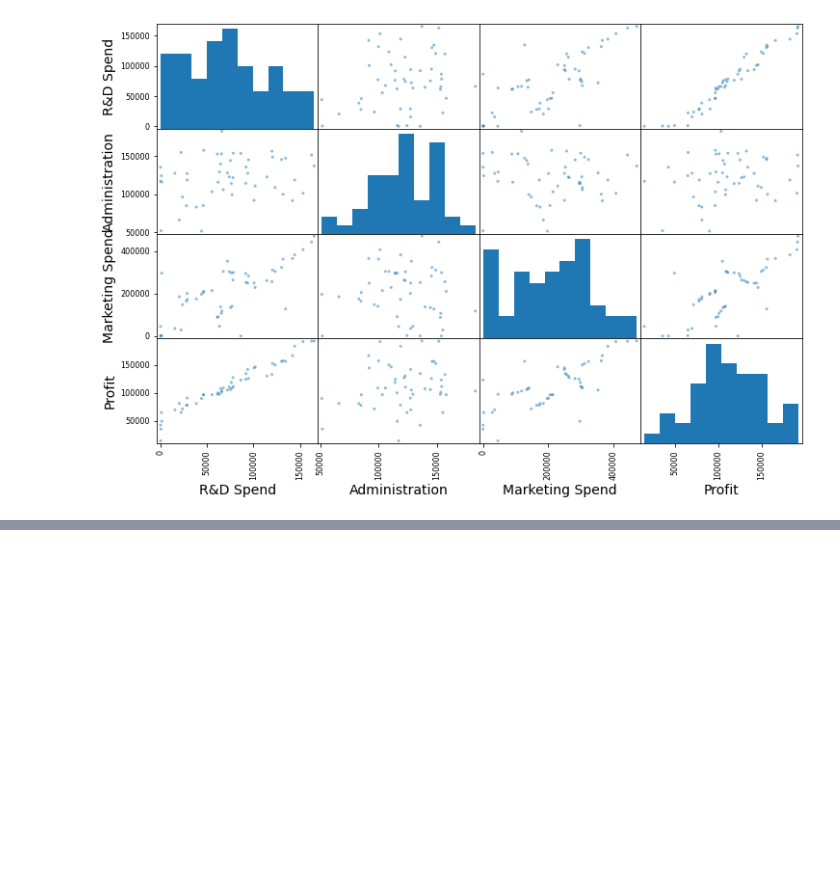
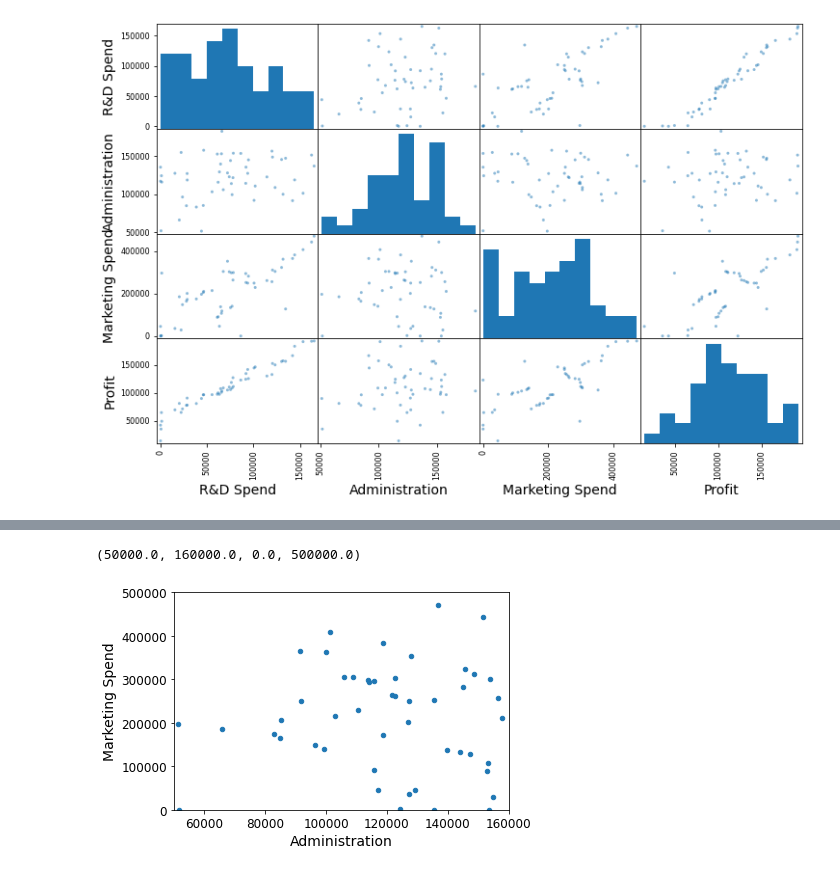
Before and after one commit to SorenHersomNielsen/Mandatory-project, a Jupyter notebook: Untitled.ipynb, the cells around one changed output, grey strips where cells are left out. Saved outputs shown, nothing was run; the diff lists cells and outputs as text; code cells hidden in the pictures; blank space fills up the shorter version.

```diff
--- a/Untitled.ipynb
+++ b/Untitled.ipynb
@@ -76,0 +85,8 @@ plt.axis([50000, 160000, 10000, 200000])
+# %%
+# Experiment Marketing Spend vs Administration
+
+Startups.plot(kind="scatter", x="Administration", y="Marketing Spend", alpha=1)
+plt.axis([50000, 160000, 0, 500000])
+# %% [output]
+(50000.0, 160000.0, 0.0, 500000.0)
+[figure, added]
```
Also changed, not shown: parts of 4 cells of this notebook.
